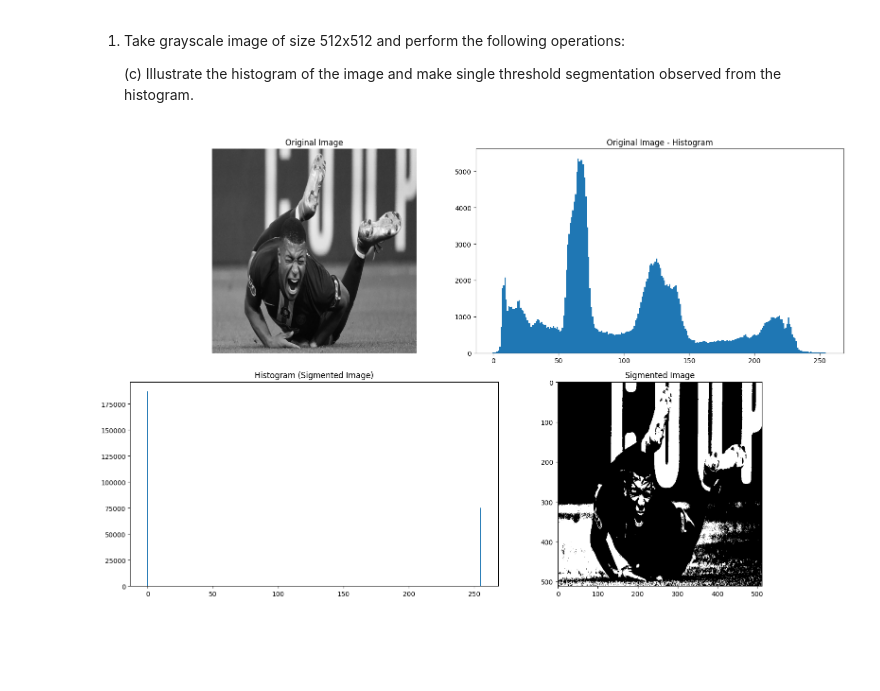
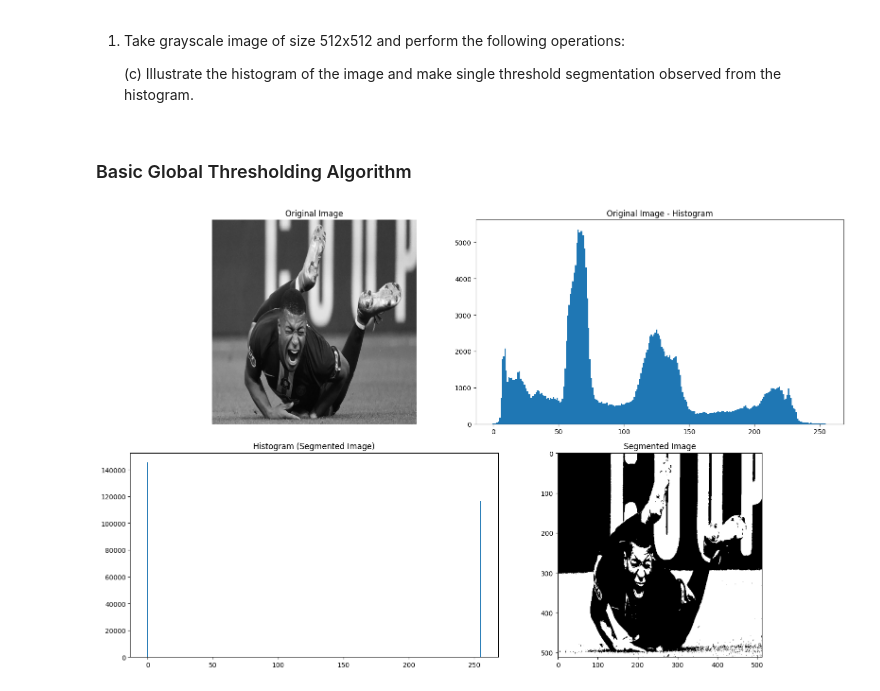
Before and after one commit to IsrakAhmed/Digital_Image_Processing_Lab__CSE4162, a Jupyter notebook: 1(c)_.ipynb, the cells around one changed output. Drawn from its saved outputs; the diff is of its cells as text; code cells hidden in the pictures; blank space fills up the shorter version.

Commit message:
basic global thresholding implemented

```diff
--- a/1(c)_.ipynb
+++ b/1(c)_.ipynb
@@ -4,0 +22,2 @@
+# %% [markdown]
+### Basic Global Thresholding Algorithm
@@ -5,56 +55,39 @@
+# %%
+#thresholdValue = 128
+thresholdValue = global_threshold(image)
 # %%
-import cv2 as cv
-import numpy as np
-import matplotlib.pyplot as plt
-
-
-image = cv.imread('img.jpg', cv.IMREAD_GRAYSCALE)
-image = cv.resize(image, (512, 512))
-
-
 plt.figure(figsize=(16,10))
 
 
 plt.subplot(2, 2, 1)
 plt.imshow(image, cmap='gray')
 plt.title("Original Image")
 plt.axis('off')
 
 
-def generateHistogram(image):
-    histogram = np.zeros(256)
-    height, width = image.shape
-
-    for i in range(height):
-        for j in range(width):
-            histogram[image[i, j]] += 1
-    return histogram
-
-
 hist = generateHistogram(image)
 plt.subplot(2, 2, 2)
 plt.bar(range(256), hist, width=1.0)
 plt.title("Original Image - Histogram")
 
 
-thresholdValue = 128
 segmentedImage = np.where(image > thresholdValue, 255, 0)
 segmentedImage = np.uint8(segmentedImage)
 
 
 segmentedImageGrayLevelCount = generateHistogram(segmentedImage)
 
 plt.subplot(2, 2, 3)
-plt.title(f"Histogram (Sigmented Image)")
+plt.title(f"Histogram (Segmented Image)")
 plt.bar(range(256), segmentedImageGrayLevelCount, width=1.0)
 
 plt.subplot(2, 2, 4)
-plt.title(f"Sigmented Image")
+plt.title(f"Segmented Image")
 plt.imshow(segmentedImage, cmap='gray')
 
 
 
 plt.tight_layout()
 plt.show()
 # %% [output]
-[figure, old version]
+[figure, new version]
```
Also changed, not shown: parts of 3 cells of this notebook.
